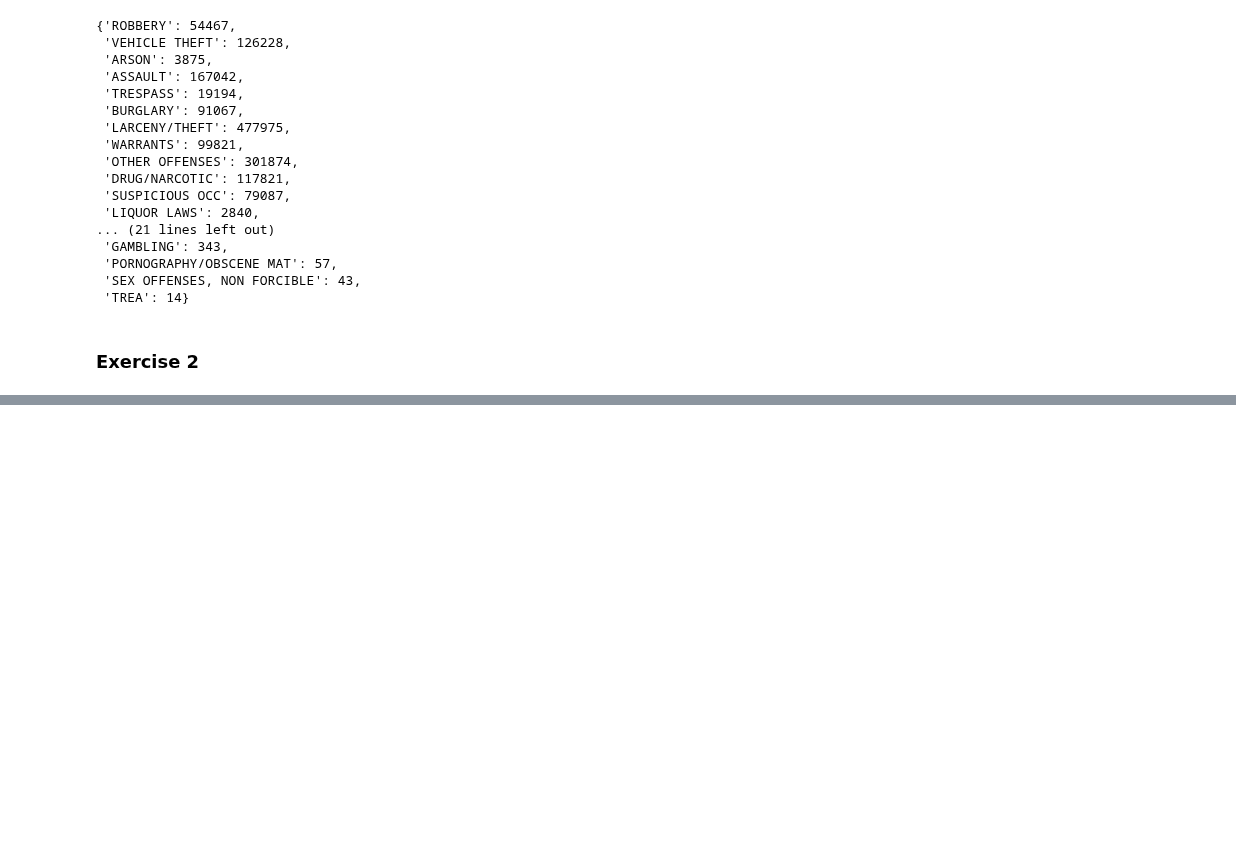
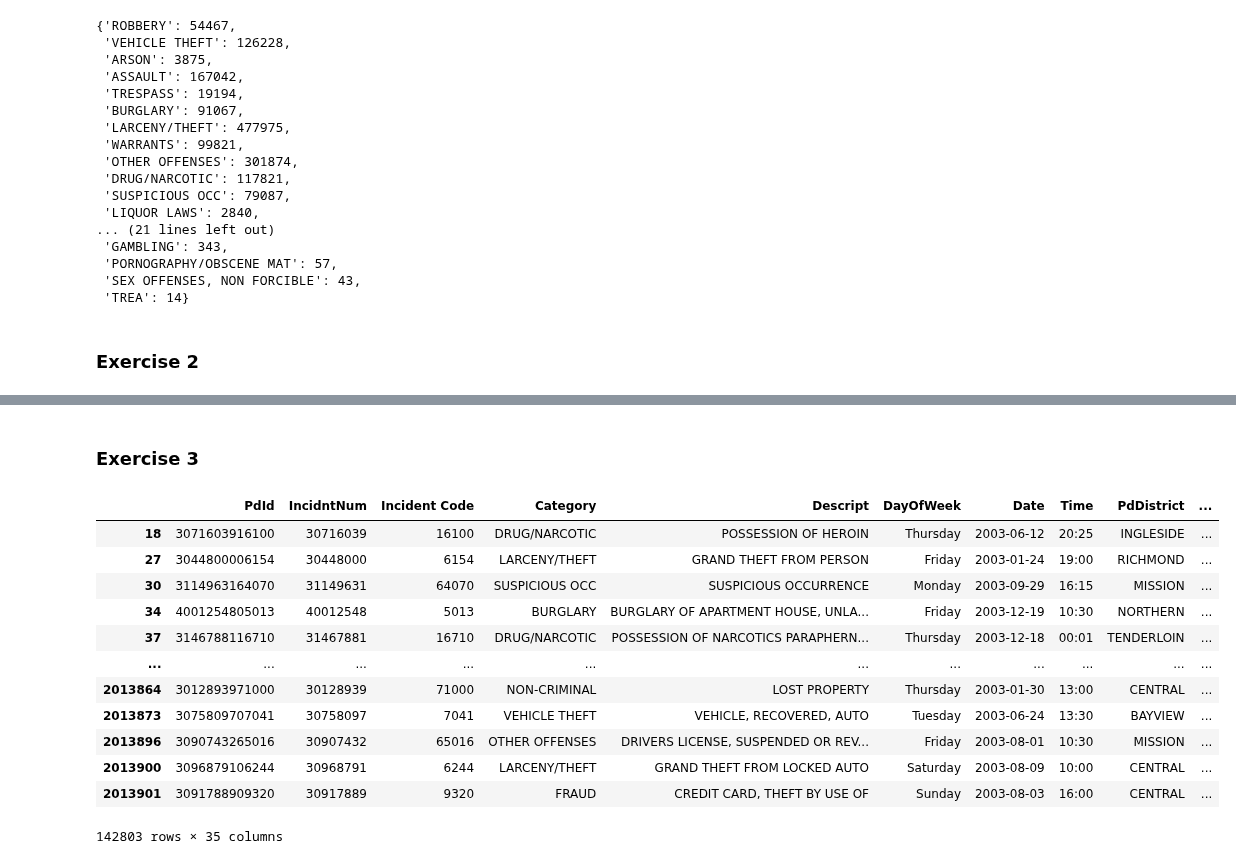
Before and after one commit to vivivaradi/socialdata2023, a Jupyter notebook: weeks/week1_Vivi.ipynb, the cells around one changed output, grey strips where cells are left out. Drawn from its saved outputs; the diff is of its cells as text; code cells hidden in the pictures; blank space fills up the shorter version.

```diff
--- a/weeks/week1_Vivi.ipynb
+++ b/weeks/week1_Vivi.ipynb
@@ -75,0 +119,21 @@ crimesByCategory
+# %% [markdown]
+### Exercise 3
+# %%
+#for year in range(2003,2017):
+data['Date'] = pd.to_datetime(data['Date'])
+year = data[data['Date'].dt.year == 2003]
+year
+# %% [output]
+|  | PdId | IncidntNum | Incident Code | Category | Descript | DayOfWeek | Date | Time | PdDistrict | ... |
+| 18 | 3071603916100 | 30716039 | 16100 | DRUG/NARCOTIC | POSSESSION OF HEROIN | Thursday | 2003-06-12 | 20:25 | INGLESIDE | ... |
+| 27 | 3044800006154 | 30448000 | 6154 | LARCENY/THEFT | GRAND THEFT FROM PERSON | Friday | 2003-01-24 | 19:00 | RICHMOND | ... |
+| 30 | 3114963164070 | 31149631 | 64070 | SUSPICIOUS OCC | SUSPICIOUS OCCURRENCE | Monday | 2003-09-29 | 16:15 | MISSION | ... |
+| 34 | 4001254805013 | 40012548 | 5013 | BURGLARY | BURGLARY OF APARTMENT HOUSE, UNLA... | Friday | 2003-12-19 | 10:30 | NORTHERN | ... |
+| 37 | 3146788116710 | 31467881 | 16710 | DRUG/NARCOTIC | POSSESSION OF NARCOTICS PARAPHERN... | Thursday | 2003-12-18 | 00:01 | TENDERLOIN | ... |
+| ... | ... | ... | ... | ... | ... | ... | ... | ... | ... | ... |
+| 2013864 | 3012893971000 | 30128939 | 71000 | NON-CRIMINAL | LOST PROPERTY | Thursday | 2003-01-30 | 13:00 | CENTRAL | ... |
+| 2013873 | 3075809707041 | 30758097 | 7041 | VEHICLE THEFT | VEHICLE, RECOVERED, AUTO | Tuesday | 2003-06-24 | 13:30 | BAYVIEW | ... |
+| 2013896 | 3090743265016 | 30907432 | 65016 | OTHER OFFENSES | DRIVERS LICENSE, SUSPENDED OR REV... | Friday | 2003-08-01 | 10:30 | MISSION | ... |
+| 2013900 | 3096879106244 | 30968791 | 6244 | LARCENY/THEFT | GRAND THEFT FROM LOCKED AUTO | Saturday | 2003-08-09 | 10:00 | CENTRAL | ... |
+| 2013901 | 3091788909320 | 30917889 | 9320 | FRAUD | CREDIT CARD, THEFT BY USE OF | Sunday | 2003-08-03 | 16:00 | CENTRAL | ... |
+142803 rows × 35 columns
```
Also changed, not shown: parts of 4 cells of this notebook.
